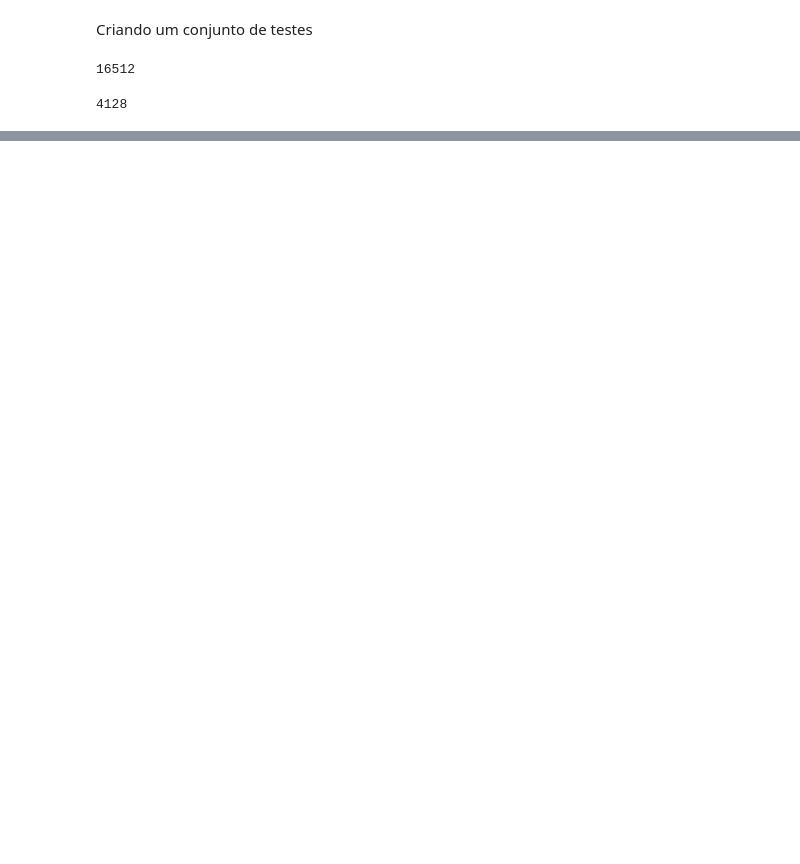
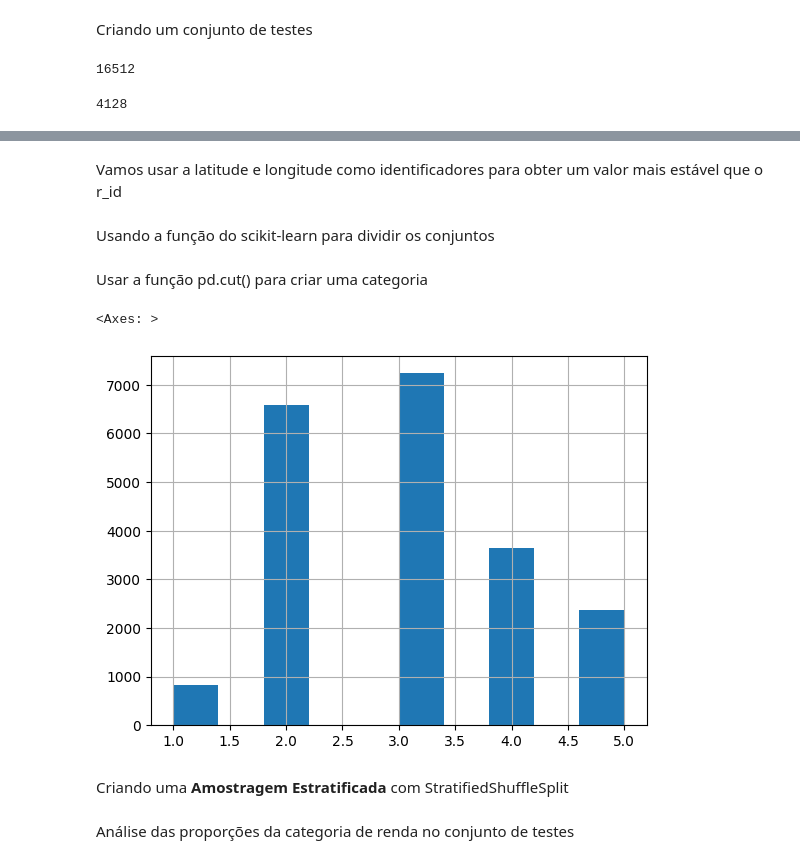
Before and after one commit to jackzafira/ml, a Jupyter notebook: housing.ipynb, the cells around one changed output, grey strips where cells are left out. Drawn from its saved outputs; the diff is of its cells as text; code cells hidden in the pictures; blank space fills up the shorter version.

Commit message:
housing - explorando os dados

```diff
--- a/housing.ipynb
+++ b/housing.ipynb
@@ -114,0 +138,2 @@ len(test_set)
+# %% [markdown]
+Vamos usar a latitude e longitude como identificadores para obter um valor mais estável que o r_id
@@ -114,0 +143,2 @@ len(test_set)
+# %% [markdown]
+Usando a função do scikit-learn para dividir os conjuntos
@@ -114,0 +148,14 @@ len(test_set)
+# %% [markdown]
+Usar a função pd.cut() para criar uma categoria
+# %%
+housing['income_cat'] = pd.cut(housing['median_income'],
+                               bins=[0., 1.5, 3.0, 4.5, 6., np.inf],
+                               labels=[1,2,3,4,5])
+
+#plotar a categoria no histograma
+housing['income_cat'].hist()
+# %% [output]
+<Axes: >
+[figure, added]
+# %% [markdown]
+Criando uma **Amostragem Estratificada** com StratifiedShuffleSplit
@@ -114,0 +169,2 @@ len(test_set)
+# %% [markdown]
+Análise das proporções da categoria de renda no conjunto de testes
```
Also changed, not shown: parts of 17 cells of this notebook.
